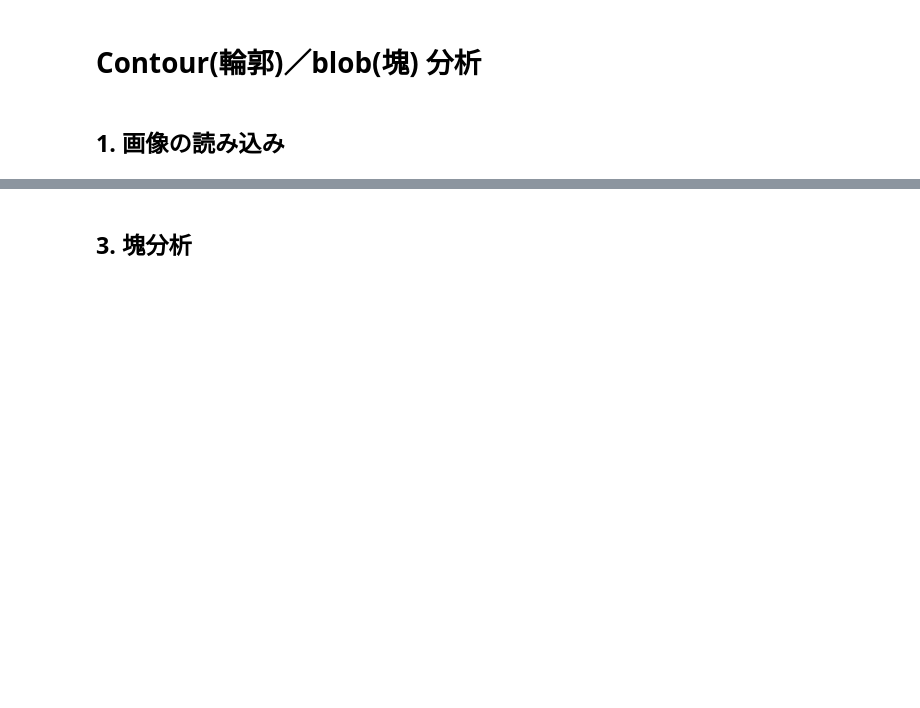
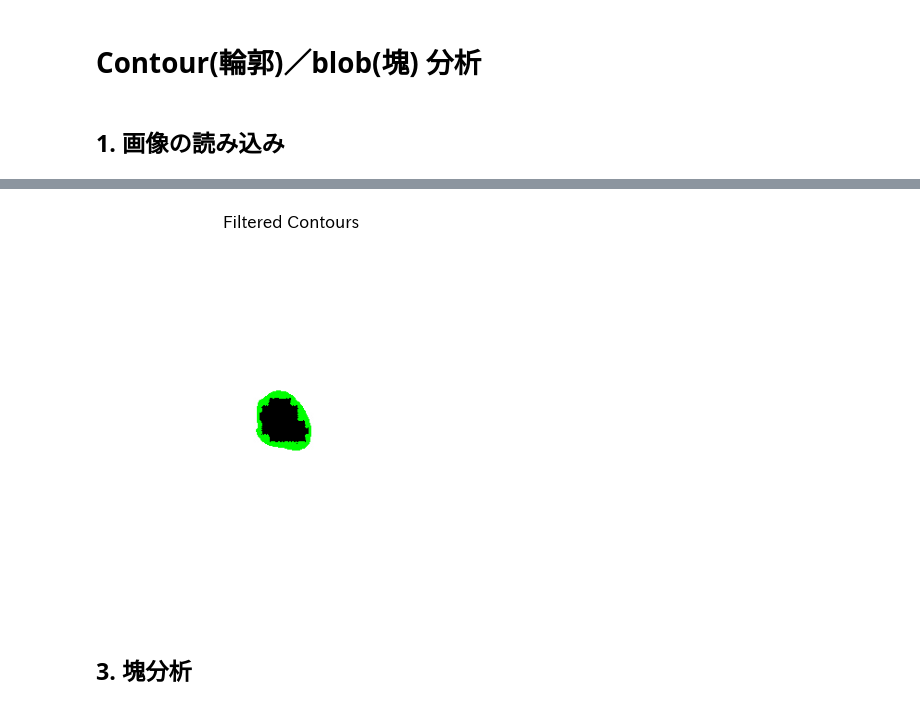
Before and after one commit to Takayoshi-Matsuyama/image_processing, a Jupyter notebook: contour_blob_analysis.ipynb, the cells around one changed output, grey strips where cells are left out. Saved outputs shown, nothing was run; the diff lists cells and outputs as text; code cells hidden in the pictures; blank space fills up the shorter version.

Commit message:
contour-blob - draw contours

```diff
--- a/contour_blob_analysis.ipynb
+++ b/contour_blob_analysis.ipynb
@@ -3,9 +3,10 @@
 # %% [markdown]
 ## 1. 画像の読み込み
 # %%
-import cv2 as cv
+import cv2
 import matplotlib.pyplot as plt
 
-binarized_image = cv.imread('data/single_dot_binarized_image01.jpg')  # 読み込み
+binarized_image = cv2.imread('data/single_dot_binarized_image01.jpg', cv2.IMREAD_GRAYSCALE)  # グレースケールで読み込む
+print(f"{binarized_image.shape=}")
 plt.imshow(binarized_image, cmap='gray')
 # %% [output]
@@ -16,2 +24,3 @@ plt.imshow(binarized_image, cmap='gray')
 # %%
-# TODO
+import cv2
+contours, hierarchy = cv2.findContours(image=binarized_image, mode=cv2.RETR_TREE, method=cv2.CHAIN_APPROX_NONE)
@@ -18,3 +104,29 @@ plt.imshow(binarized_image, cmap='gray')
+# %%
+# 輪郭面積により輪郭をフィルタリングする
+import cv2
+filtered_contours = [contour for contour in contours if cv2.contourArea(contour) < 10000]  # 面積が10000未満の輪郭を残す
+filtered_contour_areas = [cv2.contourArea(contour) for contour in filtered_contours]
+import plotly.graph_objects as go
+fig = go.Figure(data=[go.Histogram(x=filtered_contour_areas, nbinsx=20)])
+fig.update_layout(title='Filtered Contour Area Distribution', xaxis_title='Area', yaxis_title='Count')
+fig.show()
+# %%
+# 領域の描画
+import cv2
+import matplotlib.pyplot as plt
+# 元の画像をカラーで読み込む
+original_image = cv2.imread('data/single_dot_binarized_image01.jpg')
+# 輪郭を描画するためにコピーを作成
+image_with_contours = original_image.copy()
+# 輪郭を描画
+cv2.drawContours(image_with_contours, filtered_contours, -1, (0, 255, 0), 2)
+# 画像を表示
+plt.imshow(cv2.cvtColor(image_with_contours, cv2.COLOR_BGR2RGB))
+plt.title('Filtered Contours')
+plt.axis('off')
+plt.show()
+# %% [output]
+[figure, added]
 # %% [markdown]
 ## 3. 塊分析
 # %%
```
Also changed, not shown: parts of 6 cells of this notebook.
